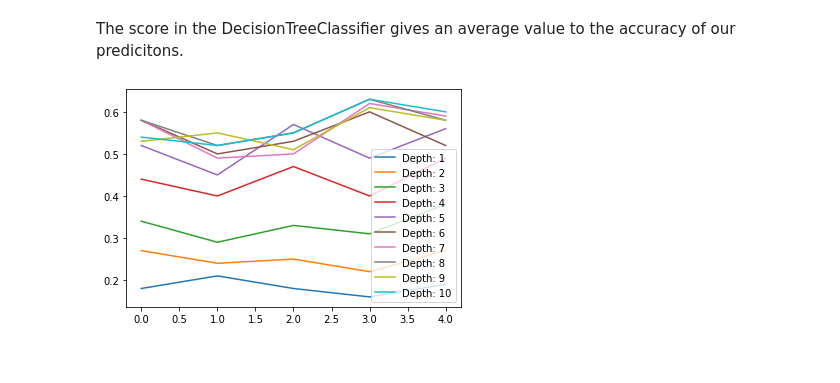
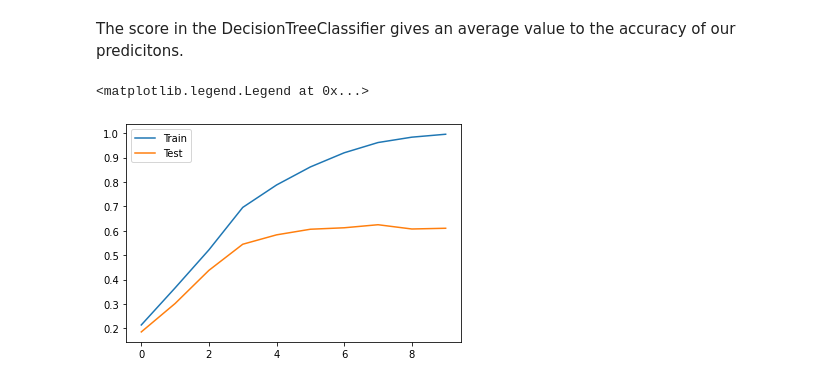
Before and after one commit to johnson0310/EE460J, a Jupyter notebook: EE460J_lab1.ipynb, the cells around one changed output. Drawn from its saved outputs; the diff is of its cells as text; code cells hidden in the pictures.

```diff
--- a/EE460J_lab1.ipynb
+++ b/EE460J_lab1.ipynb
@@ -276,11 +276,18 @@ The score in the DecisionTreeClassifier gives an average value to the accuracy o
 X_train, X_test, Y_train, Y_test = train_test_split(mnist.data, mnist.target, train_size = 500, test_size = 2000)
 # %%
 x = np.linspace(0,9,10)
+train_score = list()
+test_score = list()
 
 for i in range(1,11):
   tree = DecisionTreeClassifier(max_depth=i)
-  train_score = cross_val_score(tree, X_train, Y_train)
-  plt.plot(train_score, label= "Depth: {}".format(i))
-  plt.legend()
+  tree.fit(X_train, Y_train)
+  train_score.append(tree.score(X_train, Y_train))
+  test_score.append(tree.score(X_test, Y_test))
+
+plt.plot(x, train_score, label="Train")
+plt.plot(x, test_score, label="Test")
+plt.legend()
 # %% [output]
+<matplotlib.legend.Legend at 0x...>
-[figure, old version]
+[figure, new version]
```
